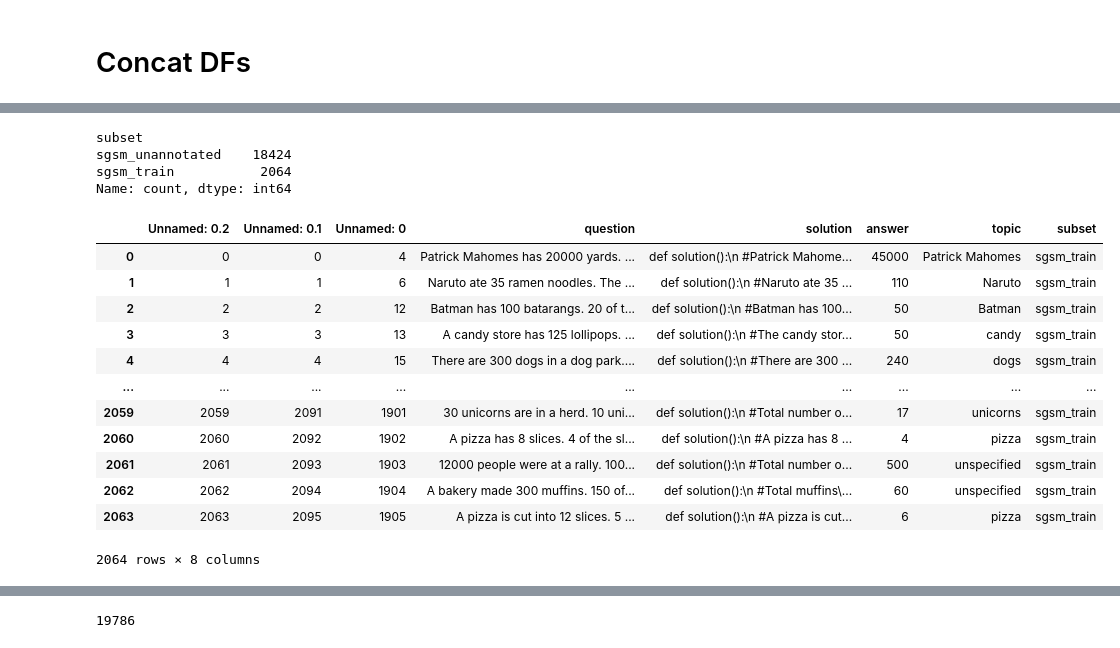
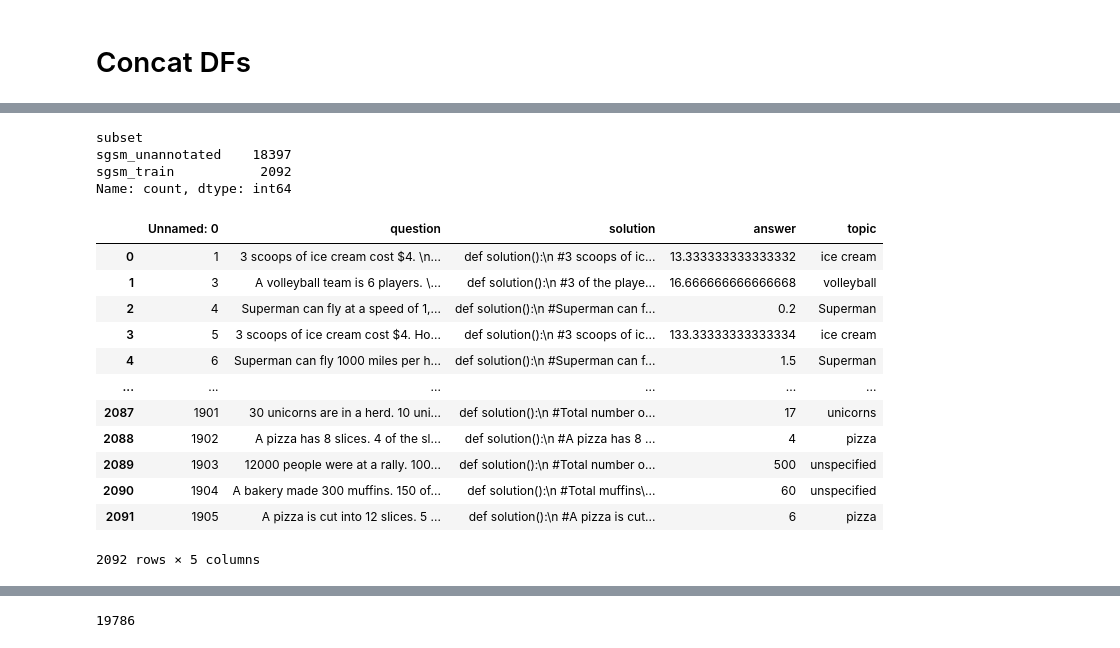
Before and after one commit to bryanchrist/llama2-70b, a Jupyter notebook: Parse_MATHWELL_Unannotated.ipynb, the cells around one changed output, grey strips where cells are left out. Cells and saved outputs as stored; diff of their text form; code cells hidden in the pictures.

```diff
--- a/Parse_MATHWELL_Unannotated.ipynb
+++ b/Parse_MATHWELL_Unannotated.ipynb
@@ -361,24 +361,26 @@ sgsm
 # %%
 sgsm.to_csv('data/sgsm.csv')
+sgsm.to_csv('sgsm.csv')
 sgsm['subset'].value_counts()
 # %% [output]
 subset
-sgsm_unannotated    18424
-sgsm_train           2064
+sgsm_unannotated    18397
+sgsm_train           2092
 Name: count, dtype: int64
 # %%
-sgsm_train.drop_duplicates(subset = ['question', 'solution'])
+sgsm_train = pd.read_csv('data/sgsm_train.csv')
+sgsm_train.drop_duplicates(subset= ['question', 'solution'])
 # %% [output]
-|  | Unnamed: 0.2 | Unnamed: 0.1 | Unnamed: 0 | question | solution | answer | topic | subset |
-| 0 | 0 | 0 | 4 | Patrick Mahomes has 20000 yards. ... | def solution():\n #Patrick Mahome... | 45000 | Patrick Mahomes | sgsm_train |
-| 1 | 1 | 1 | 6 | Naruto ate 35 ramen noodles. The ... | def solution():\n #Naruto ate 35 ... | 110 | Naruto | sgsm_train |
-| 2 | 2 | 2 | 12 | Batman has 100 batarangs. 20 of t... | def solution():\n #Batman has 100... | 50 | Batman | sgsm_train |
-| 3 | 3 | 3 | 13 | A candy store has 125 lollipops. ... | def solution():\n #The candy stor... | 50 | candy | sgsm_train |
-| 4 | 4 | 4 | 15 | There are 300 dogs in a dog park.... | def solution():\n #There are 300 ... | 240 | dogs | sgsm_train |
-| ... | ... | ... | ... | ... | ... | ... | ... | ... |
-| 2059 | 2059 | 2091 | 1901 | 30 unicorns are in a herd. 10 uni... | def solution():\n #Total number o... | 17 | unicorns | sgsm_train |
-| 2060 | 2060 | 2092 | 1902 | A pizza has 8 slices. 4 of the sl... | def solution():\n #A pizza has 8 ... | 4 | pizza | sgsm_train |
-| 2061 | 2061 | 2093 | 1903 | 12000 people were at a rally. 100... | def solution():\n #Total number o... | 500 | unspecified | sgsm_train |
-| 2062 | 2062 | 2094 | 1904 | A bakery made 300 muffins. 150 of... | def solution():\n #Total muffins\... | 60 | unspecified | sgsm_train |
-| 2063 | 2063 | 2095 | 1905 | A pizza is cut into 12 slices. 5 ... | def solution():\n #A pizza is cut... | 6 | pizza | sgsm_train |
+|  | Unnamed: 0 | question | solution | answer | topic |
+| 0 | 1 | 3 scoops of ice cream cost $4. \n... | def solution():\n #3 scoops of ic... | 13.333333333333332 | ice cream |
+| 1 | 3 | A volleyball team is 6 players. \... | def solution():\n #3 of the playe... | 16.666666666666668 | volleyball |
+| 2 | 4 | Superman can fly at a speed of 1,... | def solution():\n #Superman can f... | 0.2 | Superman |
+| 3 | 5 | 3 scoops of ice cream cost $4. Ho... | def solution():\n #3 scoops of ic... | 133.33333333333334 | ice cream |
+| 4 | 6 | Superman can fly 1000 miles per h... | def solution():\n #Superman can f... | 1.5 | Superman |
+| ... | ... | ... | ... | ... | ... |
+| 2087 | 1901 | 30 unicorns are in a herd. 10 uni... | def solution():\n #Total number o... | 17 | unicorns |
+| 2088 | 1902 | A pizza has 8 slices. 4 of the sl... | def solution():\n #A pizza has 8 ... | 4 | pizza |
+| 2089 | 1903 | 12000 people were at a rally. 100... | def solution():\n #Total number o... | 500 | unspecified |
+| 2090 | 1904 | A bakery made 300 muffins. 150 of... | def solution():\n #Total muffins\... | 60 | unspecified |
+| 2091 | 1905 | A pizza is cut into 12 slices. 5 ... | def solution():\n #A pizza is cut... | 6 | pizza |
-2064 rows × 8 columns
+2092 rows × 5 columns
```
Also changed, not shown: parts of 7 cells of this notebook, 12 other files.
